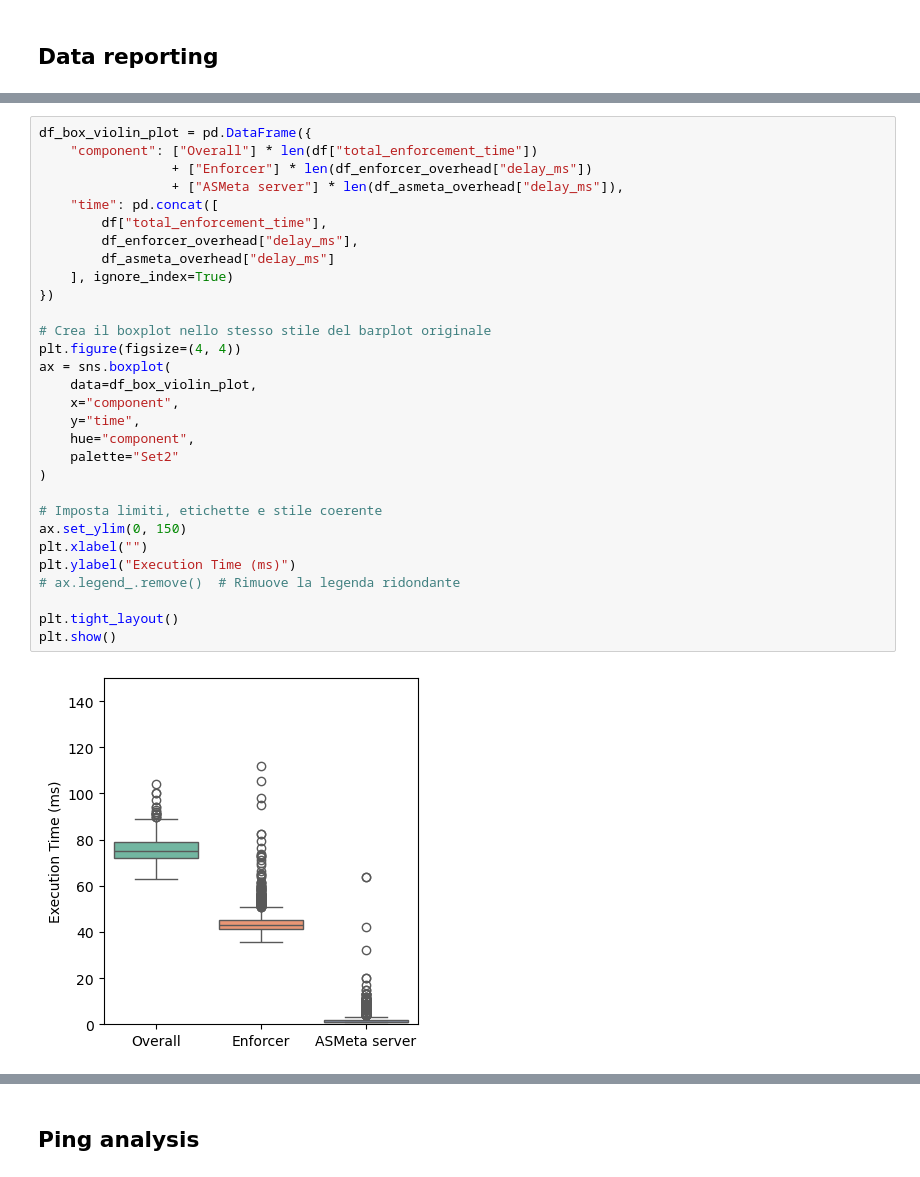
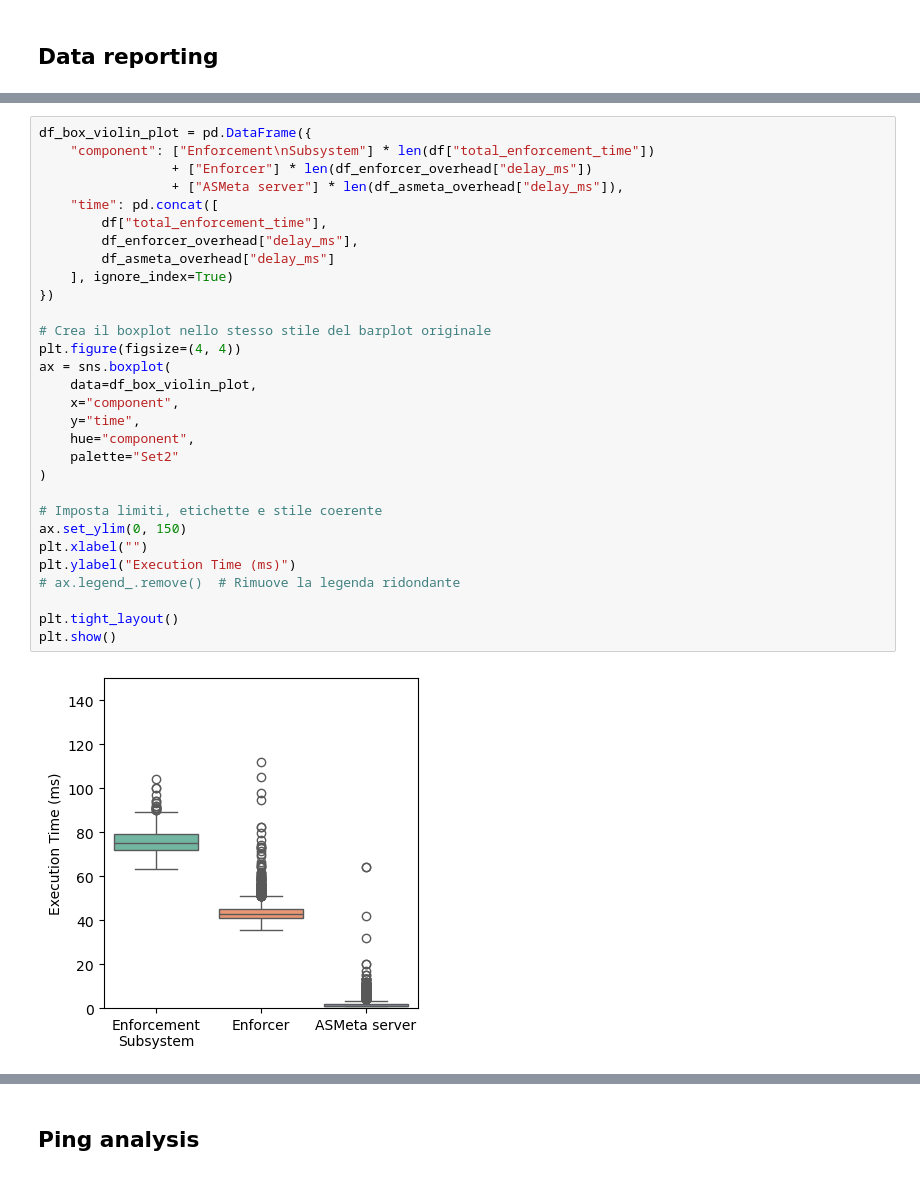
Before and after one commit to gssi-robotics/sleec-at-runtime, a Jupyter notebook: experiments/results/analysis/analysis.ipynb, the cells around one changed output, grey strips where cells are left out. Drawn from its saved outputs; the diff is of its cells as text.

```diff
--- a/experiments/results/analysis/analysis.ipynb
+++ b/experiments/results/analysis/analysis.ipynb
@@ -348,35 +348,35 @@ plt.show()
 # %%
 df_box_violin_plot = pd.DataFrame({
-    "component": ["Overall"] * len(df["total_enforcement_time"])
+    "component": ["Enforcement\nSubsystem"] * len(df["total_enforcement_time"])
                  + ["Enforcer"] * len(df_enforcer_overhead["delay_ms"])
                  + ["ASMeta server"] * len(df_asmeta_overhead["delay_ms"]),
     "time": pd.concat([
         df["total_enforcement_time"],
         df_enforcer_overhead["delay_ms"],
         df_asmeta_overhead["delay_ms"]
     ], ignore_index=True)
 })
 
 # Crea il boxplot nello stesso stile del barplot originale
 plt.figure(figsize=(4, 4))
 ax = sns.boxplot(
     data=df_box_violin_plot,
     x="component",
     y="time",
     hue="component",
     palette="Set2"
 )
 
 # Imposta limiti, etichette e stile coerente
 ax.set_ylim(0, 150)
 plt.xlabel("")
 plt.ylabel("Execution Time (ms)")
 # ax.legend_.remove()  # Rimuove la legenda ridondante
 
 plt.tight_layout()
 plt.show()
 # %% [output]
-[figure, old version]
+[figure, new version]
 # %%
 norm_values = [v / test_runner_mean for v in values]
 
```
Also changed, not shown: parts of 6 cells of this notebook.
